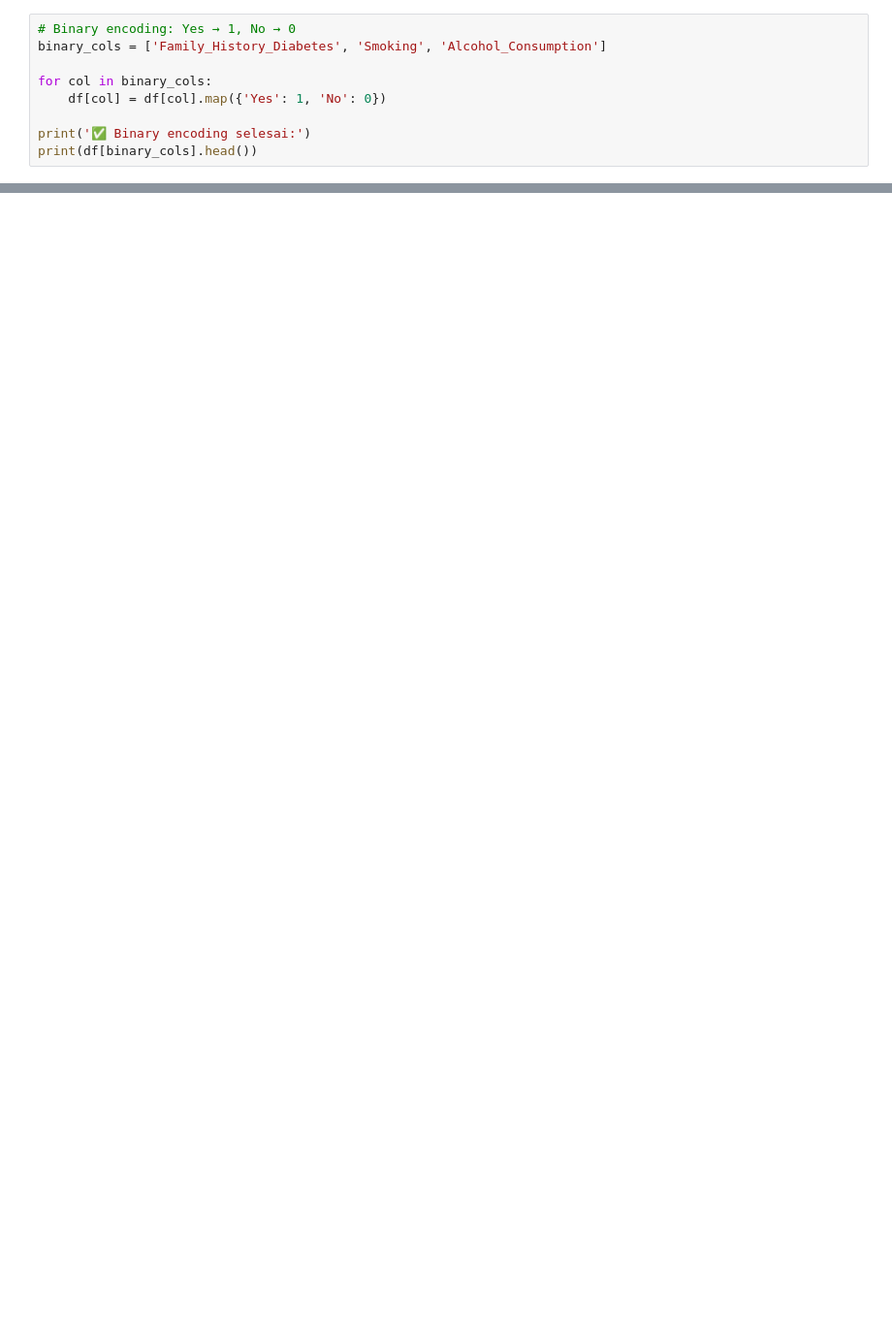
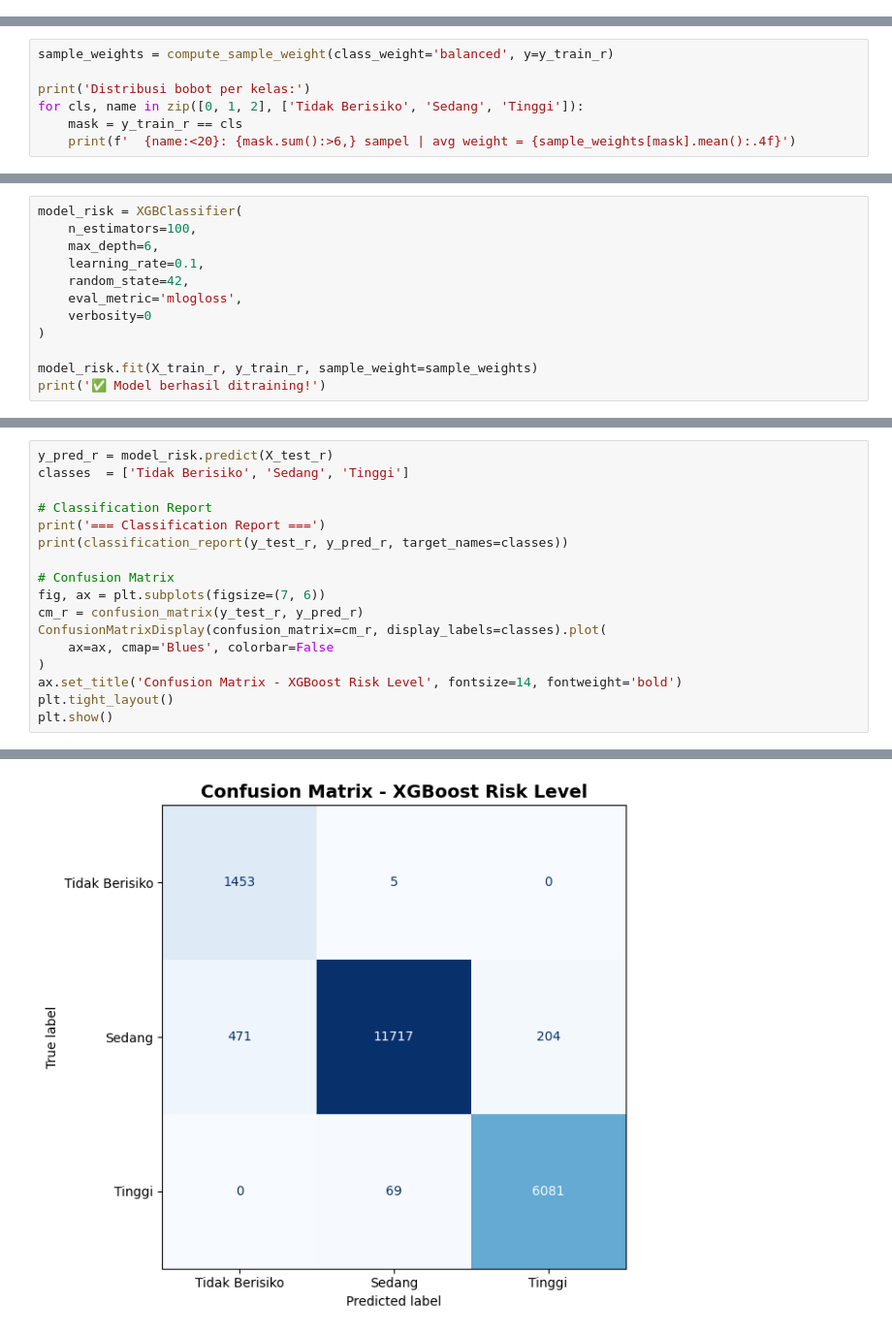
Before and after one commit to restu-yoga/project-capstone, a Jupyter notebook: notebooks/Prediksi_Resiko_Diabetes_XGBoost.ipynb, the cells around one changed output, grey strips where cells are left out. Shown at 97% size. Drawn from its saved outputs; the diff is of its cells as text; blank space fills up the shorter version.

```diff
--- a/notebooks/Prediksi_Resiko_Diabetes_XGBoost.ipynb
+++ b/notebooks/Prediksi_Resiko_Diabetes_XGBoost.ipynb
@@ -190,9 +0,0 @@ Fitur kategorikal perlu diubah ke numerik agar bisa dibaca XGBoost.
-# %%
-# Binary encoding: Yes → 1, No → 0
-binary_cols = ['Family_History_Diabetes', 'Smoking', 'Alcohol_Consumption']
-
-for col in binary_cols:
-    df[col] = df[col].map({'Yes': 1, 'No': 0})
-
-print('✅ Binary encoding selesai:')
-print(df[binary_cols].head())
@@ -1135,0 +394,7 @@ Untuk pengembangan selanjutnya, model dapat ditingkatkan dengan:
+# %%
+sample_weights = compute_sample_weight(class_weight='balanced', y=y_train_r)
+
+print('Distribusi bobot per kelas:')
+for cls, name in zip([0, 1, 2], ['Tidak Berisiko', 'Sedang', 'Tinggi']):
+    mask = y_train_r == cls
+    print(f'  {name:<20}: {mask.sum():>6,} sampel | avg weight = {sample_weights[mask].mean():.4f}')
@@ -1135,0 +408,12 @@ Untuk pengembangan selanjutnya, model dapat ditingkatkan dengan:
+# %%
+model_risk = XGBClassifier(
+    n_estimators=100,
+    max_depth=6,
+    learning_rate=0.1,
+    random_state=42,
+    eval_metric='mlogloss',
+    verbosity=0
+)
+
+model_risk.fit(X_train_r, y_train_r, sample_weight=sample_weights)
+print('✅ Model berhasil ditraining!')
@@ -1135,0 +466,18 @@ Untuk pengembangan selanjutnya, model dapat ditingkatkan dengan:
+# %%
+y_pred_r = model_risk.predict(X_test_r)
+classes  = ['Tidak Berisiko', 'Sedang', 'Tinggi']
+
+# Classification Report
+print('=== Classification Report ===')
+print(classification_report(y_test_r, y_pred_r, target_names=classes))
+
+# Confusion Matrix
+fig, ax = plt.subplots(figsize=(7, 6))
+cm_r = confusion_matrix(y_test_r, y_pred_r)
+ConfusionMatrixDisplay(confusion_matrix=cm_r, display_labels=classes).plot(
+    ax=ax, cmap='Blues', colorbar=False
+)
+ax.set_title('Confusion Matrix - XGBoost Risk Level', fontsize=14, fontweight='bold')
+plt.tight_layout()
+plt.show()
+# %% [output]
@@ -1135,0 +494 @@ Untuk pengembangan selanjutnya, model dapat ditingkatkan dengan:
+[figure, added]
```
Also changed, not shown: parts of 104 cells of this notebook, 6 other files.
